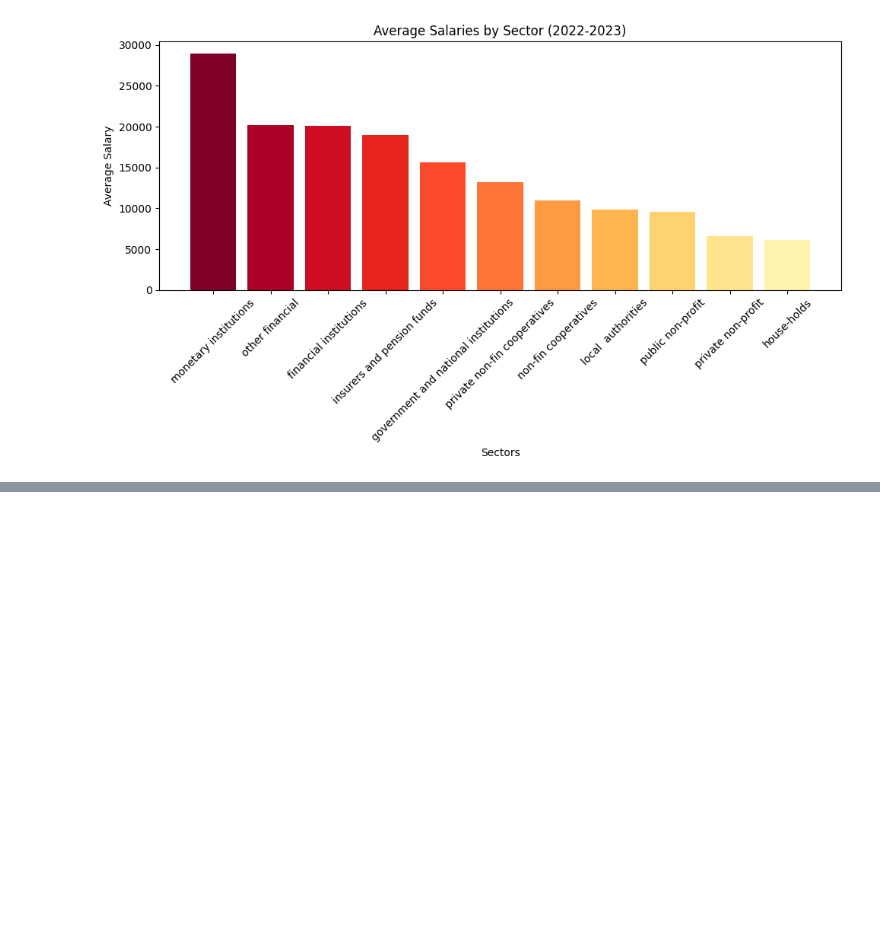
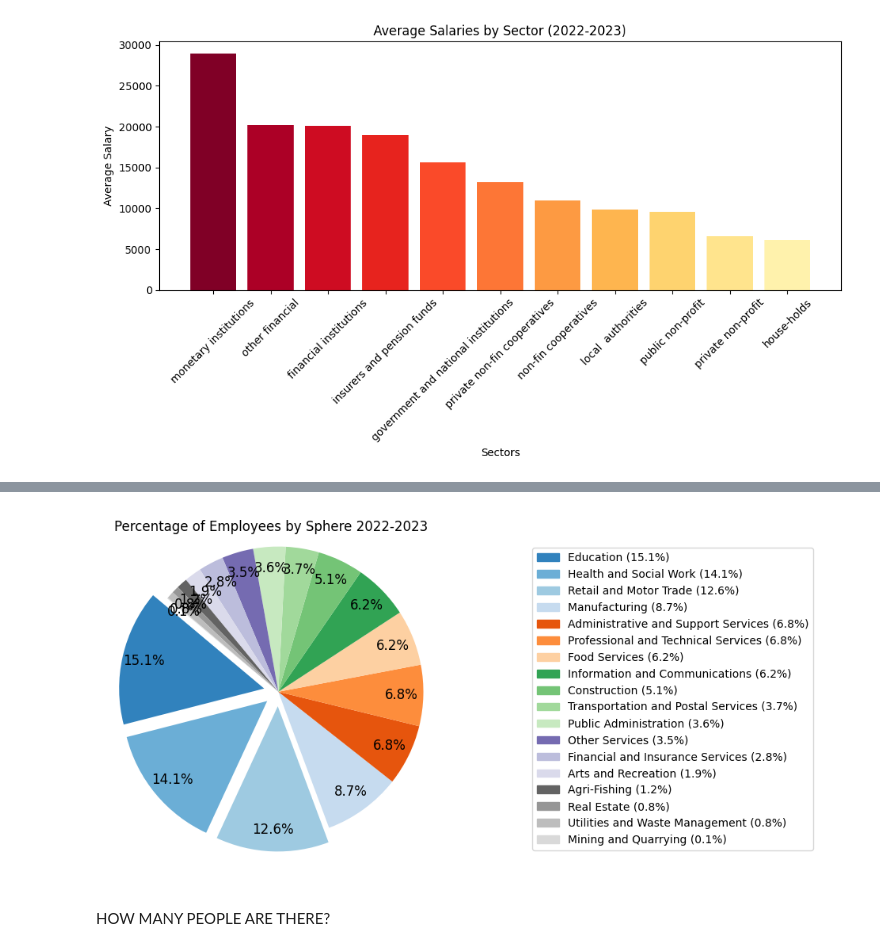
Before and after one commit to LeiaRz/Employment-and-wages-23, a Jupyter notebook: salary_stat_summary.ipynb, the cells around one changed output, grey strips where cells are left out. Cells and saved outputs as stored; diff of their text form; code cells hidden in the pictures; blank space fills up the shorter version.

```diff
--- a/salary_stat_summary.ipynb
+++ b/salary_stat_summary.ipynb
@@ -287,0 +548,44 @@ plt.show()
+# %%
+
+from matplotlib.patches import Patch
+
+sphere = total_empl_perc['sphere']
+percentage_2023 = total_empl_perc['percentage_2023']
+
+total_empl_perc = total_empl_perc.dropna() #Removing rows with NaN values
+
+sphere = total_empl_perc['sphere'] #Updating the data
+percentage_2023 = total_empl_perc['percentage_2023']
+
+#Creating a pie chart
+cmap = get_cmap('tab20c')
+colors = cmap(np.linspace(0, 1, len(sphere)))
+
+explode = [0.1 if percentage > 10 else 0 for percentage in percentage_2023]
+
+fig, (ax1, ax2) = plt.subplots(1, 2, figsize=(12, 6)) #Creating two subplots: one for the pie chart and one for the legend
+
+wedges, texts, autotexts = ax1.pie(
+    percentage_2023,
+    labels=None,
+    colors=colors,
+    autopct='%1.1f%%',
+    startangle=140,
+    explode=explode,
+    pctdistance=0.85,
+    textprops={'fontsize': 12}
+)
+ax1.set_title('Percentage of Employees by Sphere 2022-2023', y=0.94)
+ax1.axis('equal')
+
+sorted_data = sorted(zip(sphere, percentage_2023, colors), key=lambda x: x[1], reverse=True) #Sorting the data by percentages in descending order for the legend
+legend_labels = [Patch(color=color, label=f'{sphere} ({percentage:.1f}%)') for sphere, percentage, color in sorted_data]
+
+ax2.legend(handles=legend_labels, loc='center', fontsize=10)
+ax2.axis('off')
+
+plt.show()
+# %% [output]
+[figure, added]
+# %% [markdown]
+HOW MANY PEOPLE ARE THERE?
```
Also changed, not shown: parts of 28 cells of this notebook, 2 other files.
